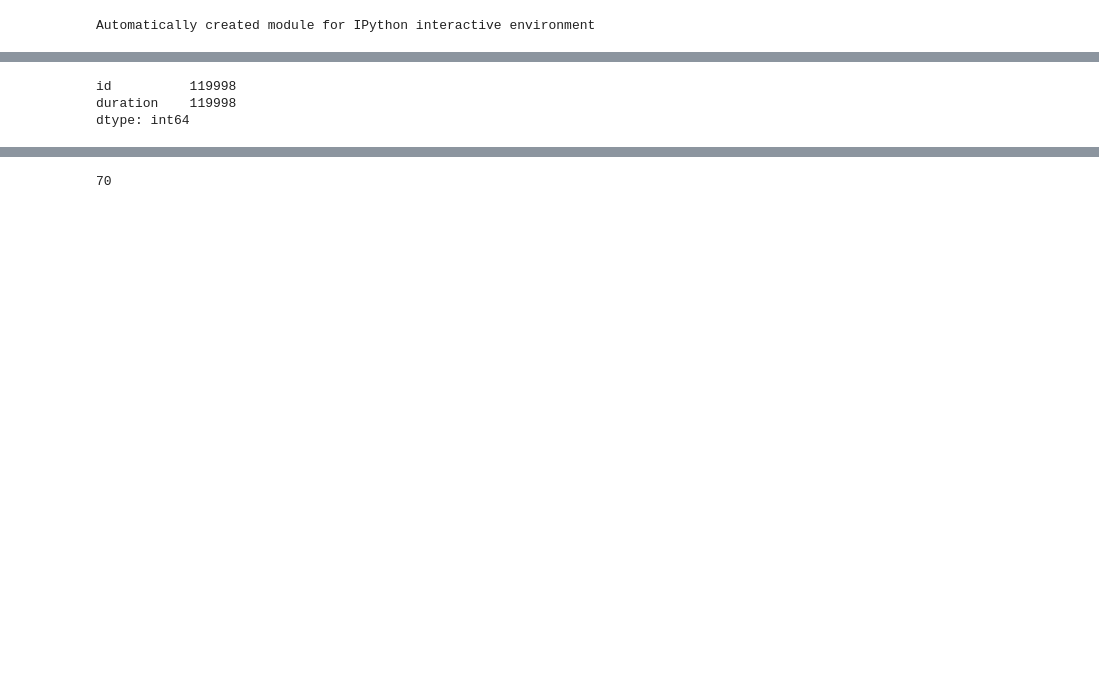
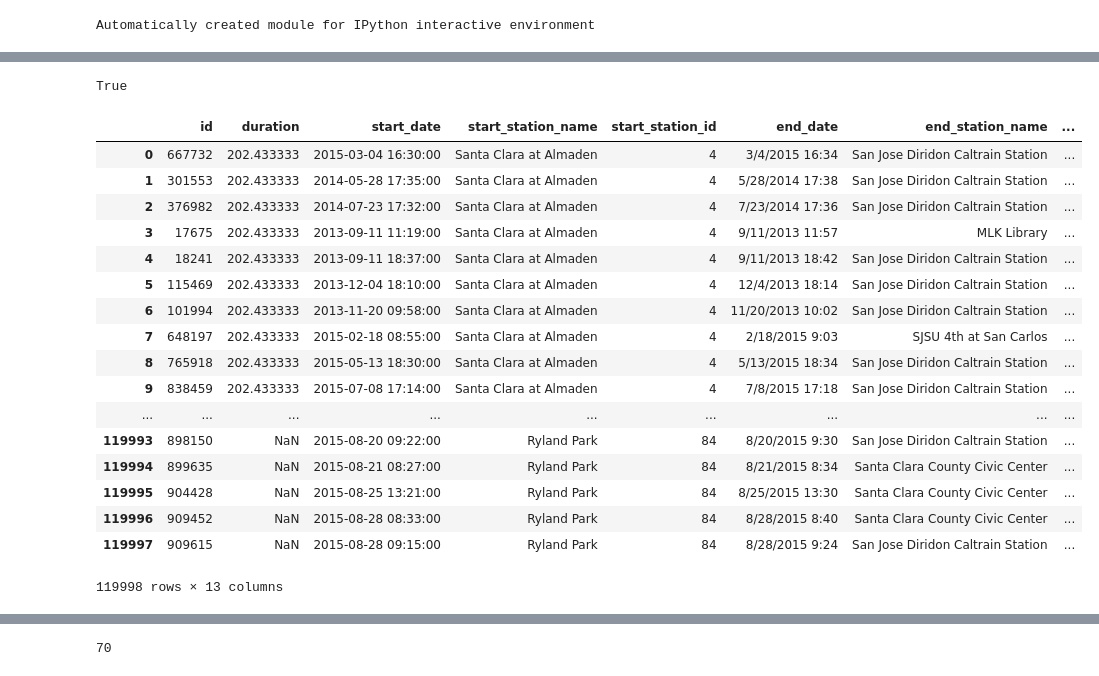
Before and after one commit to santiagoaso/2017datos, a Jupyter notebook: Marching Lainin Fonti.ipynb, the cells around one changed output, grey strips where cells are left out. Saved outputs shown, nothing was run; the diff lists cells and outputs as text; code cells hidden in the pictures; blank space fills up the shorter version.

```diff
--- a/Marching Lainin Fonti.ipynb
+++ b/Marching Lainin Fonti.ipynb
@@ -92,2 +202,6 @@ salidaFinal.to_csv("salida.csv", index=False)
+# %%
+salidaFinal2 = salidaFinal2.sort_values(by='id', ascending=True)
+salidaFinal2.to_csv("salida.csv", index=False)
 # %%
-salidaFinal = salidaFinal.sort_values(by='id', ascending=True)
+salidaFinal2 = salidaFinal2.sort_values(by='duration', ascending=True)
+salidaFinal2
@@ -94,7 +227,27 @@ salidaFinal = salidaFinal.sort_values(by='id', ascending=True)
-# %%
-#119998
-salidaFinal.count()
-# %% [output]
-id          119998
-duration    119998
-dtype: int64
+# %%
+import math
+x=float('nan')
+math.isnan(x)
+# %% [output]
+True
+# %%
+salidaFinal2[trip.start_station_id == 84]
+# %% [output]
+|  | id | duration | start_date | start_station_name | start_station_id | end_date | end_station_name | ... |
+| 0 | 667732 | 202.433333 | 2015-03-04 16:30:00 | Santa Clara at Almaden | 4 | 3/4/2015 16:34 | San Jose Diridon Caltrain Station | ... |
+| 1 | 301553 | 202.433333 | 2014-05-28 17:35:00 | Santa Clara at Almaden | 4 | 5/28/2014 17:38 | San Jose Diridon Caltrain Station | ... |
+| 2 | 376982 | 202.433333 | 2014-07-23 17:32:00 | Santa Clara at Almaden | 4 | 7/23/2014 17:36 | San Jose Diridon Caltrain Station | ... |
+| 3 | 17675 | 202.433333 | 2013-09-11 11:19:00 | Santa Clara at Almaden | 4 | 9/11/2013 11:57 | MLK Library | ... |
+| 4 | 18241 | 202.433333 | 2013-09-11 18:37:00 | Santa Clara at Almaden | 4 | 9/11/2013 18:42 | San Jose Diridon Caltrain Station | ... |
+| 5 | 115469 | 202.433333 | 2013-12-04 18:10:00 | Santa Clara at Almaden | 4 | 12/4/2013 18:14 | San Jose Diridon Caltrain Station | ... |
+| 6 | 101994 | 202.433333 | 2013-11-20 09:58:00 | Santa Clara at Almaden | 4 | 11/20/2013 10:02 | San Jose Diridon Caltrain Station | ... |
+| 7 | 648197 | 202.433333 | 2015-02-18 08:55:00 | Santa Clara at Almaden | 4 | 2/18/2015 9:03 | SJSU 4th at San Carlos | ... |
+| 8 | 765918 | 202.433333 | 2015-05-13 18:30:00 | Santa Clara at Almaden | 4 | 5/13/2015 18:34 | San Jose Diridon Caltrain Station | ... |
+| 9 | 838459 | 202.433333 | 2015-07-08 17:14:00 | Santa Clara at Almaden | 4 | 7/8/2015 17:18 | San Jose Diridon Caltrain Station | ... |
+| ... | ... | ... | ... | ... | ... | ... | ... | ... |
+| 119993 | 898150 | NaN | 2015-08-20 09:22:00 | Ryland Park | 84 | 8/20/2015 9:30 | San Jose Diridon Caltrain Station | ... |
+| 119994 | 899635 | NaN | 2015-08-21 08:27:00 | Ryland Park | 84 | 8/21/2015 8:34 | Santa Clara County Civic Center | ... |
+| 119995 | 904428 | NaN | 2015-08-25 13:21:00 | Ryland Park | 84 | 8/25/2015 13:30 | Santa Clara County Civic Center | ... |
+| 119996 | 909452 | NaN | 2015-08-28 08:33:00 | Ryland Park | 84 | 8/28/2015 8:40 | Santa Clara County Civic Center | ... |
+| 119997 | 909615 | NaN | 2015-08-28 09:15:00 | Ryland Park | 84 | 8/28/2015 9:24 | San Jose Diridon Caltrain Station | ... |
+119998 rows × 13 columns
```
Also changed, not shown: parts of 35 cells of this notebook, 1 other file.
